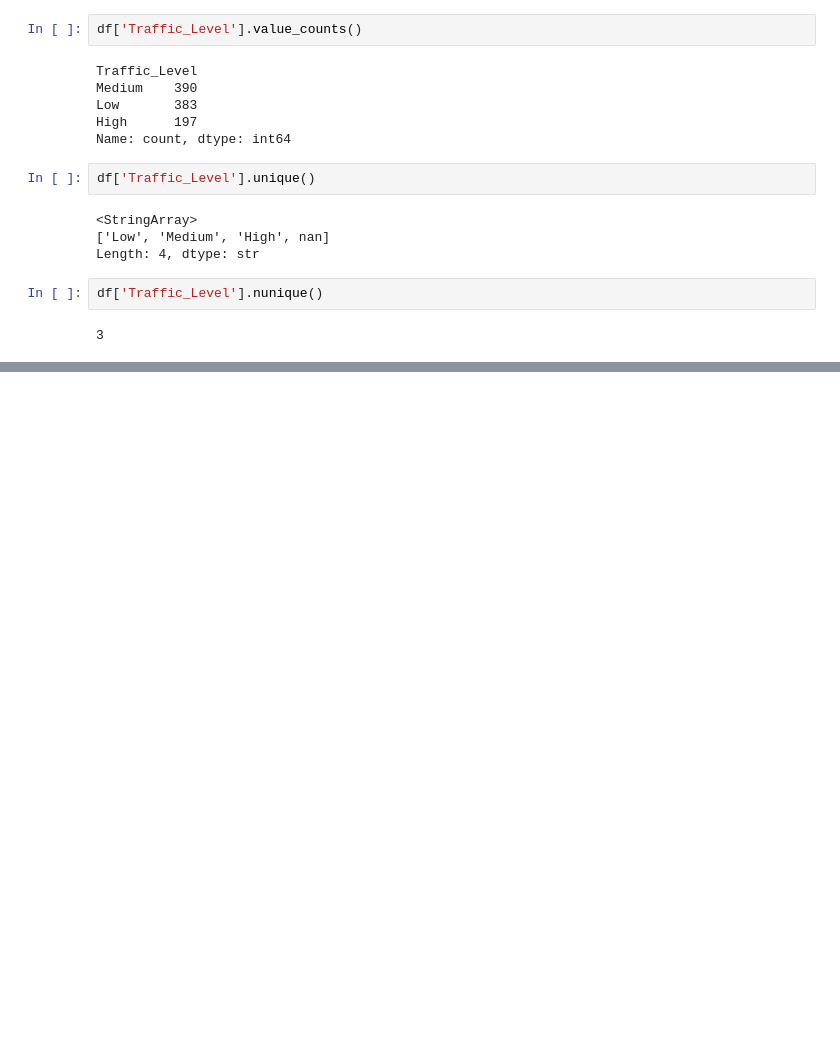
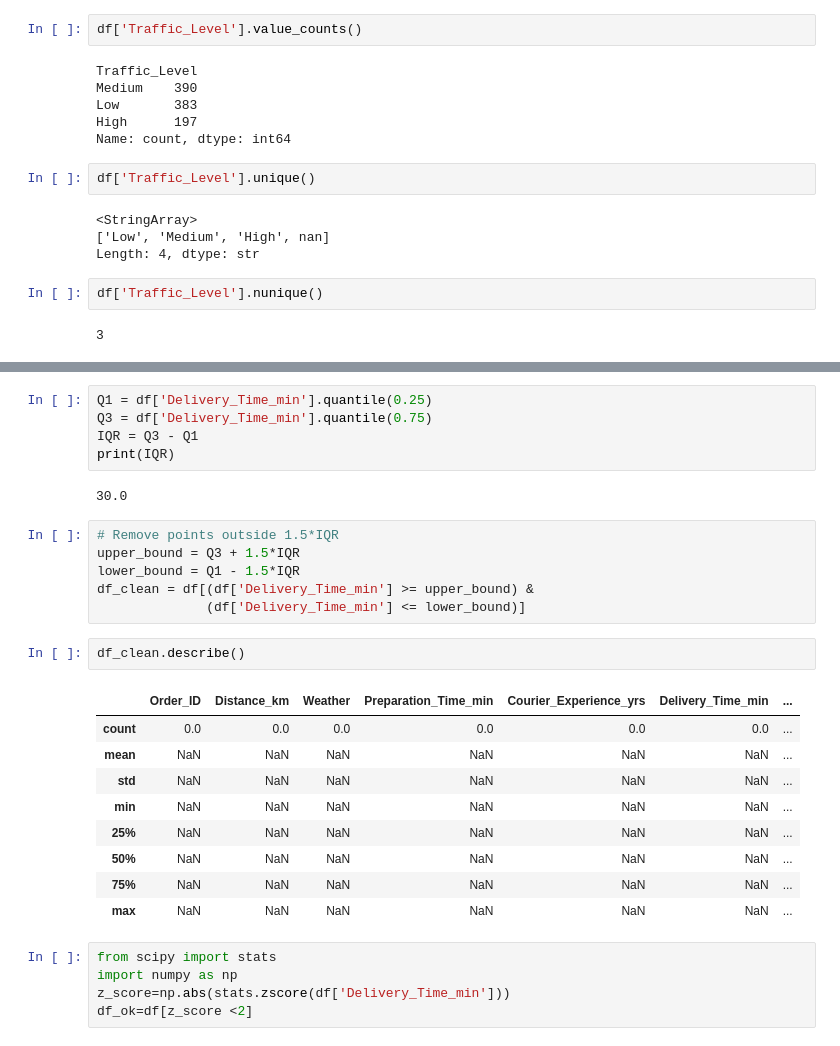
Before and after one commit to Abinaya2608/EDA-Project, a Jupyter notebook: preprocessing.ipynb, the cells around one changed output, grey strips where cells are left out. Cells and saved outputs as stored; diff of their text form; blank space fills up the shorter version.

```diff
--- a/preprocessing.ipynb
+++ b/preprocessing.ipynb
@@ -238,0 +246,30 @@ df['Traffic_Level'].nunique()
+# %%
+Q1 = df['Delivery_Time_min'].quantile(0.25)
+Q3 = df['Delivery_Time_min'].quantile(0.75)
+IQR = Q3 - Q1
+print(IQR)
+# %% [output]
+30.0
+# %%
+# Remove points outside 1.5*IQR
+upper_bound = Q3 + 1.5*IQR
+lower_bound = Q1 - 1.5*IQR
+df_clean = df[(df['Delivery_Time_min'] >= upper_bound) &
+              (df['Delivery_Time_min'] <= lower_bound)]
+# %%
+df_clean.describe()
+# %% [output]
+|  | Order_ID | Distance_km | Weather | Preparation_Time_min | Courier_Experience_yrs | Delivery_Time_min | ... |
+| count | 0.0 | 0.0 | 0.0 | 0.0 | 0.0 | 0.0 | ... |
+| mean | NaN | NaN | NaN | NaN | NaN | NaN | ... |
+| std | NaN | NaN | NaN | NaN | NaN | NaN | ... |
+| min | NaN | NaN | NaN | NaN | NaN | NaN | ... |
+| 25% | NaN | NaN | NaN | NaN | NaN | NaN | ... |
+| 50% | NaN | NaN | NaN | NaN | NaN | NaN | ... |
+| 75% | NaN | NaN | NaN | NaN | NaN | NaN | ... |
+| max | NaN | NaN | NaN | NaN | NaN | NaN | ... |
+# %%
+from scipy import stats
+import numpy as np
+z_score=np.abs(stats.zscore(df['Delivery_Time_min']))
+df_ok=df[z_score <2]
```
Also changed, not shown: parts of 4 cells of this notebook.
